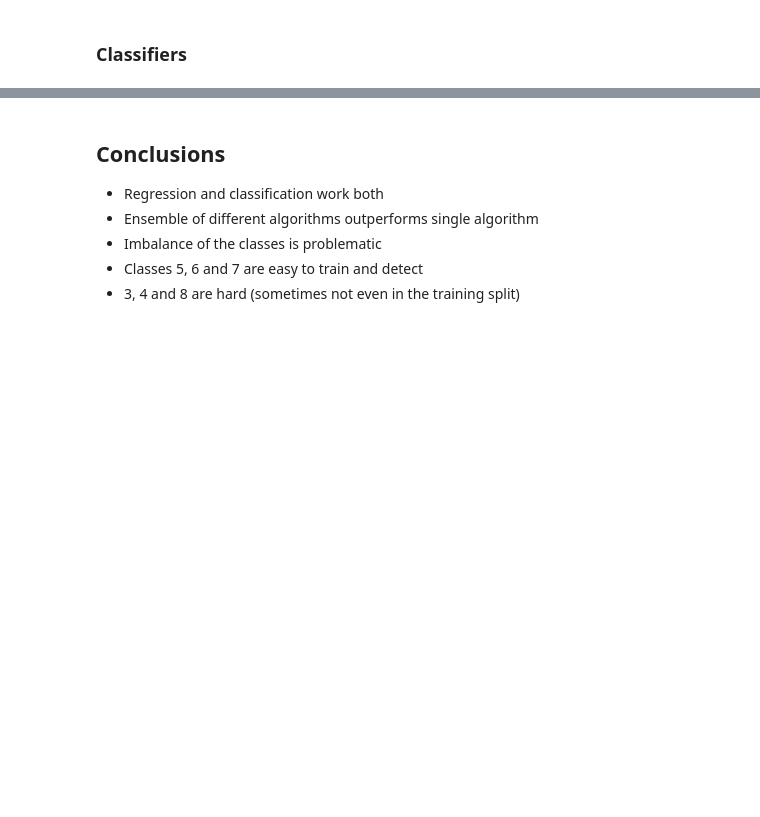
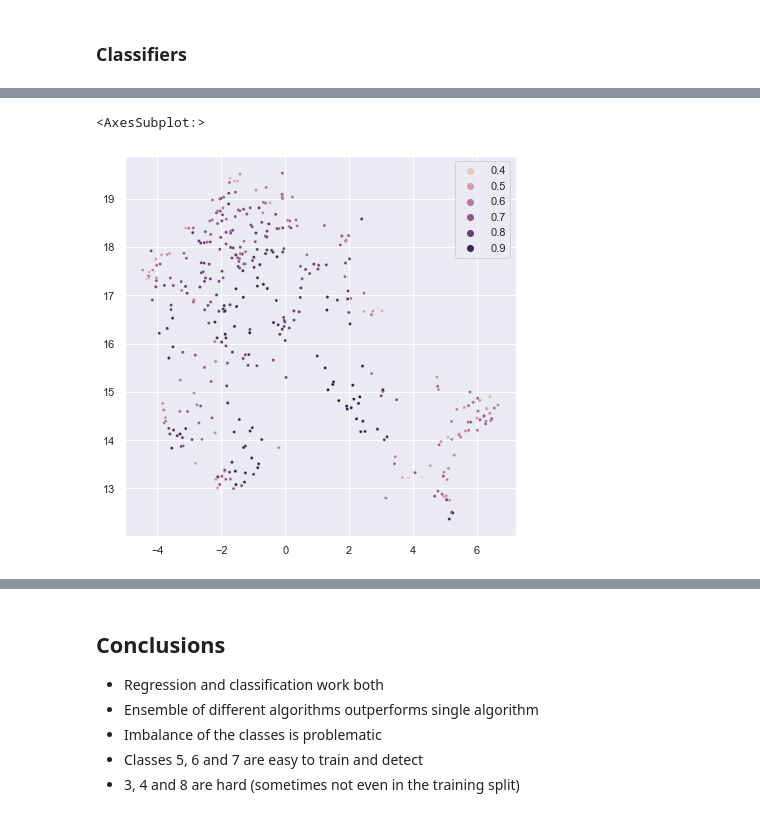
Before and after one commit to SandroMartens/sturdy-bassoon, a Jupyter notebook: Red Wine Quality/analyse.ipynb, the cells around one changed output, grey strips where cells are left out. Drawn from its saved outputs; the diff is of its cells as text; code cells hidden in the pictures; blank space fills up the shorter version.

```diff
--- a/Red Wine Quality/analyse.ipynb
+++ b/Red Wine Quality/analyse.ipynb
@@ -257,0 +284,3 @@ MSE: 0.36
+# %%
+proba = 1 - (np.product(
+        pipeline.predict_proba(X_test), axis=1)**(1/6)) * 6
@@ -257,0 +300,15 @@ MSE: 0.36
+# %%
+plt.figure(figsize=(7,7))
+sns.scatterplot(
+    x=pipeline[:2].transform(X=X_test)[:,0],
+    y=pipeline[:2].transform(X=X_test)[:,1],
+    # hue=pred,
+    # palette="Set1",
+    hue=proba,
+    # size=proba,
+    # sizes=(5,15),
+    s=10,
+)
+# %% [output]
+<AxesSubplot:>
+[figure, added]
```
Also changed, not shown: parts of 11 cells of this notebook, 3 other files.
